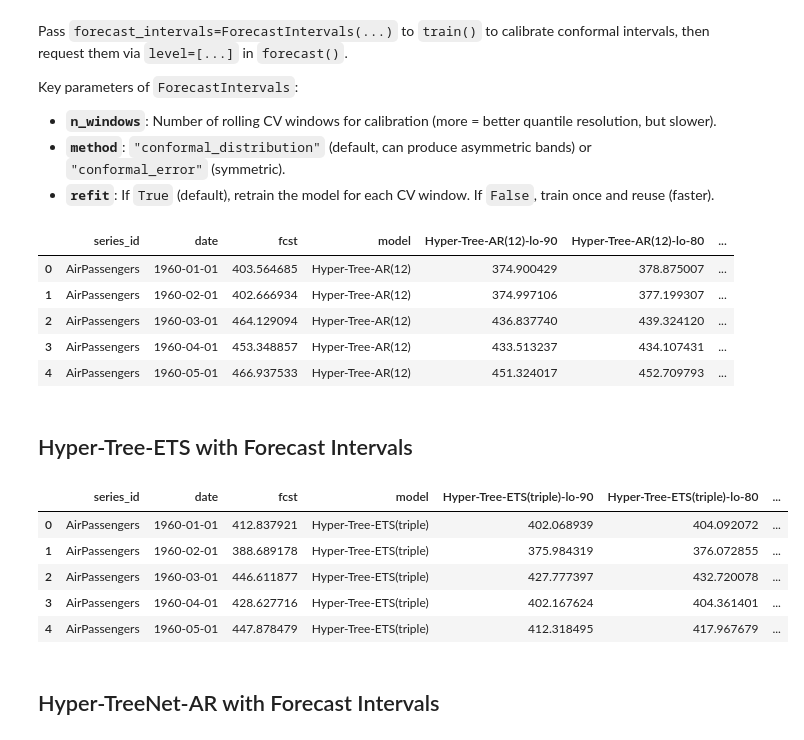
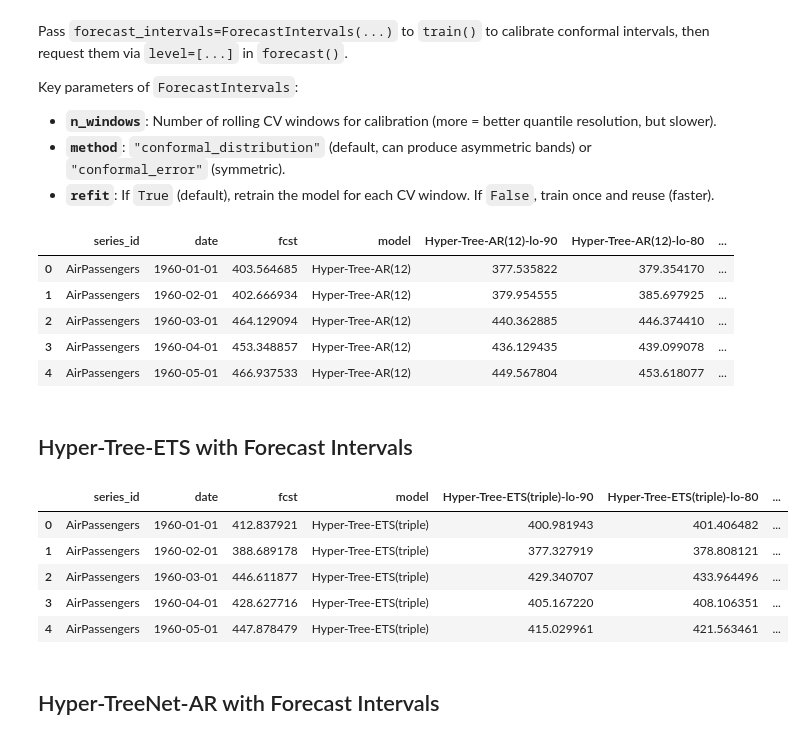
Before and after one commit to StatMixedML/Hyper-Trees, a Jupyter notebook: examples/Forecast Intervals.ipynb, the cells around one changed output. Drawn from its saved outputs; the diff is of its cells as text; code cells hidden in the pictures.

Commit message:
Fix refit=False conformal calibration by re-anchoring forecast seed per window
Revert CI torch install to --extra-index-url (matches passing main)

```diff
--- a/examples/Forecast Intervals.ipynb
+++ b/examples/Forecast Intervals.ipynb
@@ -47,8 +48,6 @@ Key parameters of `ForecastIntervals`:
 - **`method`**: `"conformal_distribution"` (default, can produce asymmetric bands) or `"conformal_error"` (symmetric).
 - **`refit`**: If `True` (default), retrain the model for each CV window. If `False`, train once and reuse (faster).
 # %%
-lag_p = 12
-
 ht_ar = HyperTreeAR(p=lag_p, freq=freq, fcst_h=fcst_h)
 ht_ar.train(
     lgb_params=ht_params,
@@ -63,39 +62,39 @@ ht_ar_fcst = ht_ar.forecast(test_data=test, level=ci_levels)
 ht_ar_fcst.head()
 # %% [output]
 |  | series_id | date | fcst | model | Hyper-Tree-AR(12)-lo-90 | Hyper-Tree-AR(12)-lo-80 | ... |
-| 0 | AirPassengers | 1960-01-01 | 403.564685 | Hyper-Tree-AR(12) | 374.900429 | 378.875007 | ... |
-| 1 | AirPassengers | 1960-02-01 | 402.666934 | Hyper-Tree-AR(12) | 374.997106 | 377.199307 | ... |
-| 2 | AirPassengers | 1960-03-01 | 464.129094 | Hyper-Tree-AR(12) | 436.837740 | 439.324120 | ... |
-| 3 | AirPassengers | 1960-04-01 | 453.348857 | Hyper-Tree-AR(12) | 433.513237 | 434.107431 | ... |
-| 4 | AirPassengers | 1960-05-01 | 466.937533 | Hyper-Tree-AR(12) | 451.324017 | 452.709793 | ... |
+| 0 | AirPassengers | 1960-01-01 | 403.564685 | Hyper-Tree-AR(12) | 377.535822 | 379.354170 | ... |
+| 1 | AirPassengers | 1960-02-01 | 402.666934 | Hyper-Tree-AR(12) | 379.954555 | 385.697925 | ... |
+| 2 | AirPassengers | 1960-03-01 | 464.129094 | Hyper-Tree-AR(12) | 440.362885 | 446.374410 | ... |
+| 3 | AirPassengers | 1960-04-01 | 453.348857 | Hyper-Tree-AR(12) | 436.129435 | 439.099078 | ... |
+| 4 | AirPassengers | 1960-05-01 | 466.937533 | Hyper-Tree-AR(12) | 449.567804 | 453.618077 | ... |
 # %% [markdown]
 ## Hyper-Tree-ETS with Forecast Intervals
 # %%
 ht_ets = HyperTreeETS(
     ets_type="triple",
     seasonality_feature="month",
     season_length=12,
     freq=freq,
     fcst_h=fcst_h,
 )
 ht_ets.train(
     lgb_params=ht_params,
     num_iterations=num_iterations,
     train_data=train,
     seed=123,
     verbose=-1,
-    forecast_intervals=ForecastIntervals(n_windows=n_windows, refit=refit),
+    forecast_intervals=ForecastIntervals(n_windows=n_windows, refit=True),
 )
 
 ht_ets_fcst = ht_ets.forecast(test_data=test, level=ci_levels)
 ht_ets_fcst.head()
 # %% [output]
 |  | series_id | date | fcst | model | Hyper-Tree-ETS(triple)-lo-90 | Hyper-Tree-ETS(triple)-lo-80 | ... |
-| 0 | AirPassengers | 1960-01-01 | 412.837921 | Hyper-Tree-ETS(triple) | 402.068939 | 404.092072 | ... |
-| 1 | AirPassengers | 1960-02-01 | 388.689178 | Hyper-Tree-ETS(triple) | 375.984319 | 376.072855 | ... |
-| 2 | AirPassengers | 1960-03-01 | 446.611877 | Hyper-Tree-ETS(triple) | 427.777397 | 432.720078 | ... |
-| 3 | AirPassengers | 1960-04-01 | 428.627716 | Hyper-Tree-ETS(triple) | 402.167624 | 404.361401 | ... |
-| 4 | AirPassengers | 1960-05-01 | 447.878479 | Hyper-Tree-ETS(triple) | 412.318495 | 417.967679 | ... |
+| 0 | AirPassengers | 1960-01-01 | 412.837921 | Hyper-Tree-ETS(triple) | 400.981943 | 401.406482 | ... |
+| 1 | AirPassengers | 1960-02-01 | 388.689178 | Hyper-Tree-ETS(triple) | 377.327919 | 378.808121 | ... |
+| 2 | AirPassengers | 1960-03-01 | 446.611877 | Hyper-Tree-ETS(triple) | 429.340707 | 433.964496 | ... |
+| 3 | AirPassengers | 1960-04-01 | 428.627716 | Hyper-Tree-ETS(triple) | 405.167220 | 408.106351 | ... |
+| 4 | AirPassengers | 1960-05-01 | 447.878479 | Hyper-Tree-ETS(triple) | 415.029961 | 421.563461 | ... |
 # %% [markdown]
 ## Hyper-TreeNet-AR with Forecast Intervals
 # %%
```
Also changed, not shown: parts of 2 cells of this notebook, 9 other files.
